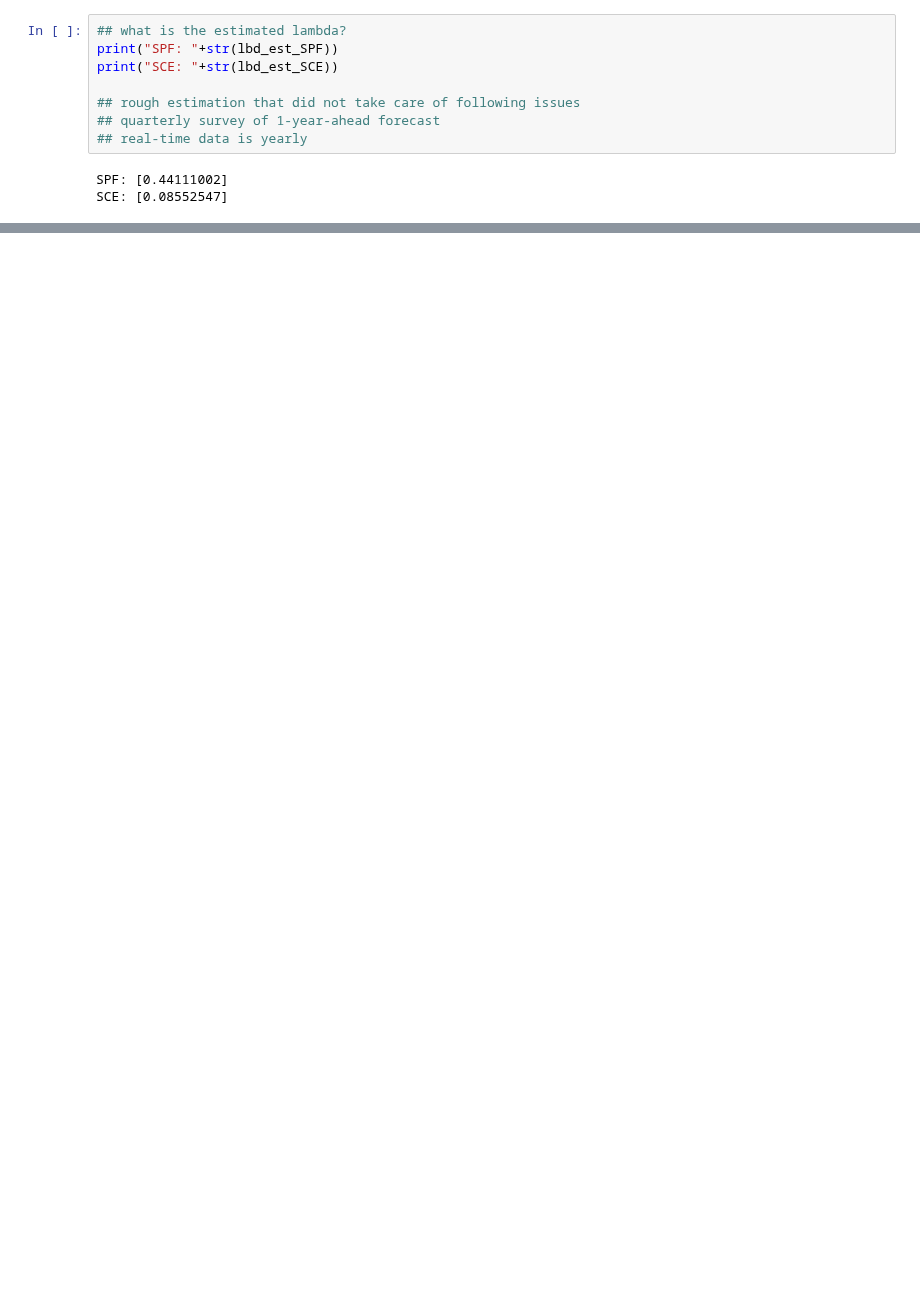
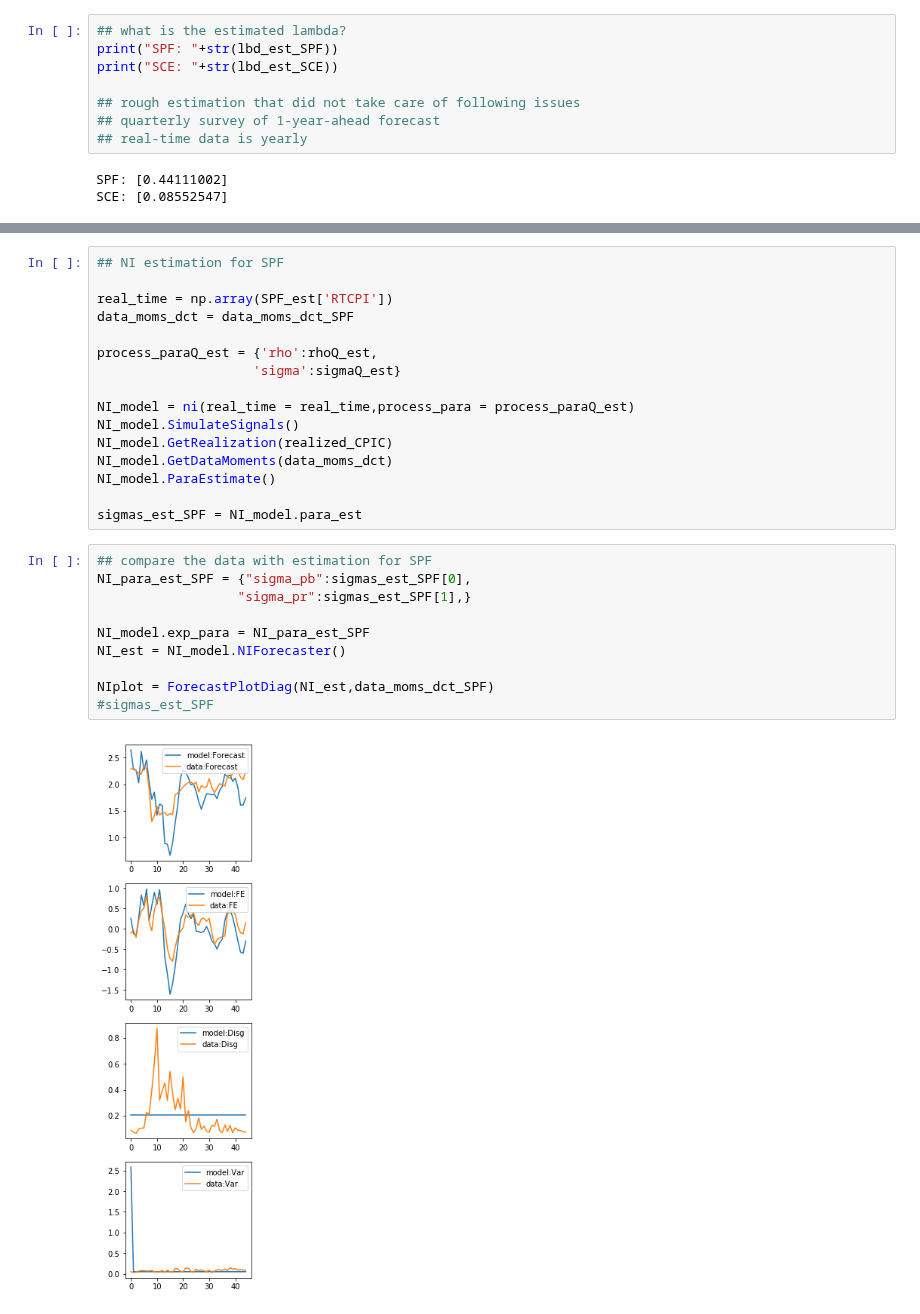
Before and after one commit to TaoWangEcon/ExpProject, a Jupyter notebook: workingfolder/python/DoEstimationWithData.ipynb, the cells around one changed output, grey strips where cells are left out. Cells and saved outputs as stored; diff of their text form; blank space fills up the shorter version.

Commit message:
first-run in noisy information model

```diff
--- a/workingfolder/python/DoEstimationWithData.ipynb
+++ b/workingfolder/python/DoEstimationWithData.ipynb
@@ -247,2 +247,30 @@ ForecastPlotDiag(SE_est,data_moms_dct_SCE)
 # %% [output]
 [figure]
+# %%
+## NI estimation for SPF
+
+real_time = np.array(SPF_est['RTCPI'])
+data_moms_dct = data_moms_dct_SPF
+
+process_paraQ_est = {'rho':rhoQ_est,
+                    'sigma':sigmaQ_est}
+
+NI_model = ni(real_time = real_time,process_para = process_paraQ_est)
+NI_model.SimulateSignals()
+NI_model.GetRealization(realized_CPIC)
+NI_model.GetDataMoments(data_moms_dct)
+NI_model.ParaEstimate()
+
+sigmas_est_SPF = NI_model.para_est
+# %%
+## compare the data with estimation for SPF
+NI_para_est_SPF = {"sigma_pb":sigmas_est_SPF[0],
+                  "sigma_pr":sigmas_est_SPF[1],}
+
+NI_model.exp_para = NI_para_est_SPF
+NI_est = NI_model.NIForecaster()
+
+NIplot = ForecastPlotDiag(NI_est,data_moms_dct_SPF)
+#sigmas_est_SPF
+# %% [output]
+[figure, added]
```
Also changed, not shown: parts of 11 cells of this notebook, 2 other files.
